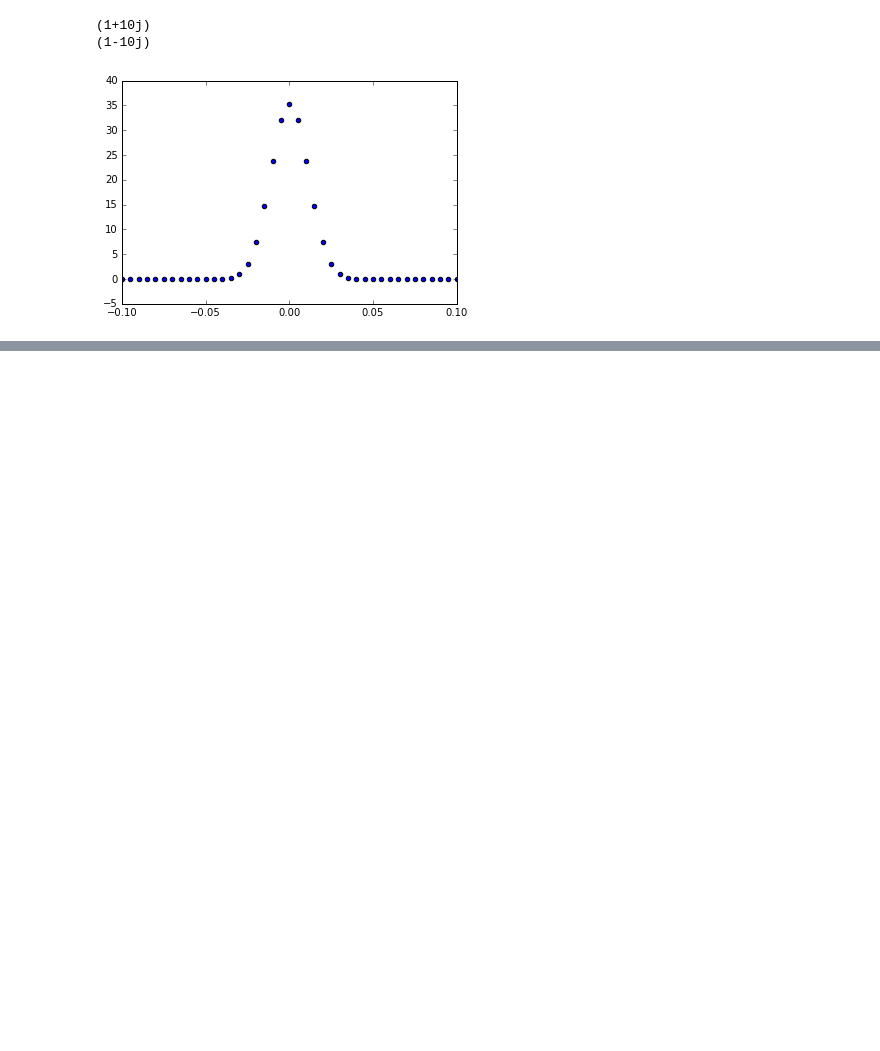
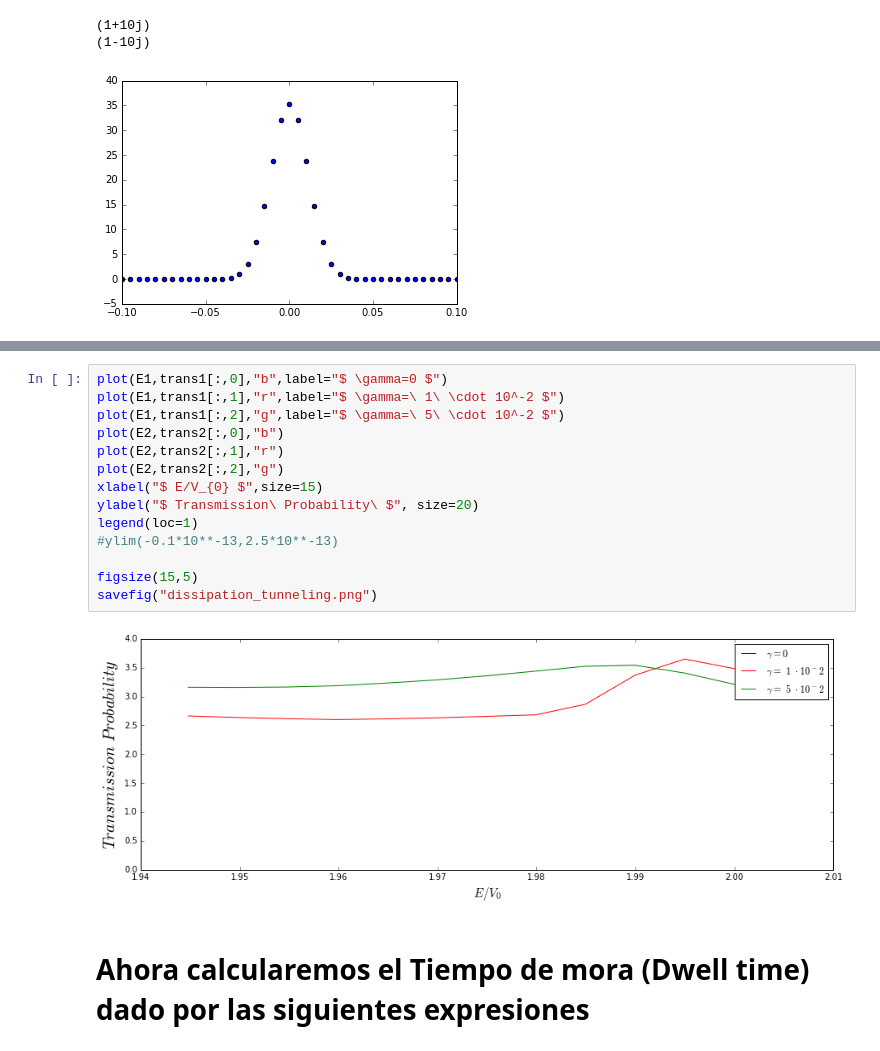
Before and after one commit to daniel-lozano/Thesis, a Jupyter notebook: Dissipation/dissipation.ipynb, the cells around one changed output, grey strips where cells are left out. Cells and saved outputs as stored; diff of their text form; blank space fills up the shorter version.

```diff
--- a/Dissipation/dissipation.ipynb
+++ b/Dissipation/dissipation.ipynb
@@ -103,0 +178,18 @@ plot(t,FT)
+# %%
+plot(E1,trans1[:,0],"b",label="$ \gamma=0 $")
+plot(E1,trans1[:,1],"r",label="$ \gamma=\ 1\ \cdot 10^-2 $")
+plot(E1,trans1[:,2],"g",label="$ \gamma=\ 5\ \cdot 10^-2 $")
+plot(E2,trans2[:,0],"b")
+plot(E2,trans2[:,1],"r")
+plot(E2,trans2[:,2],"g")
+xlabel("$ E/V_{0} $",size=15)
+ylabel("$ Transmission\ Probability\ $", size=20)
+legend(loc=1)
+#ylim(-0.1*10**-13,2.5*10**-13)
+
+figsize(15,5)
+savefig("dissipation_tunneling.png")
+# %% [output]
+[figure, added]
+# %% [markdown]
+# Ahora calcularemos el Tiempo de mora (Dwell time) dado por las siguientes expresiones
```
Also changed, not shown: parts of 28 cells of this notebook, 2 other files.
